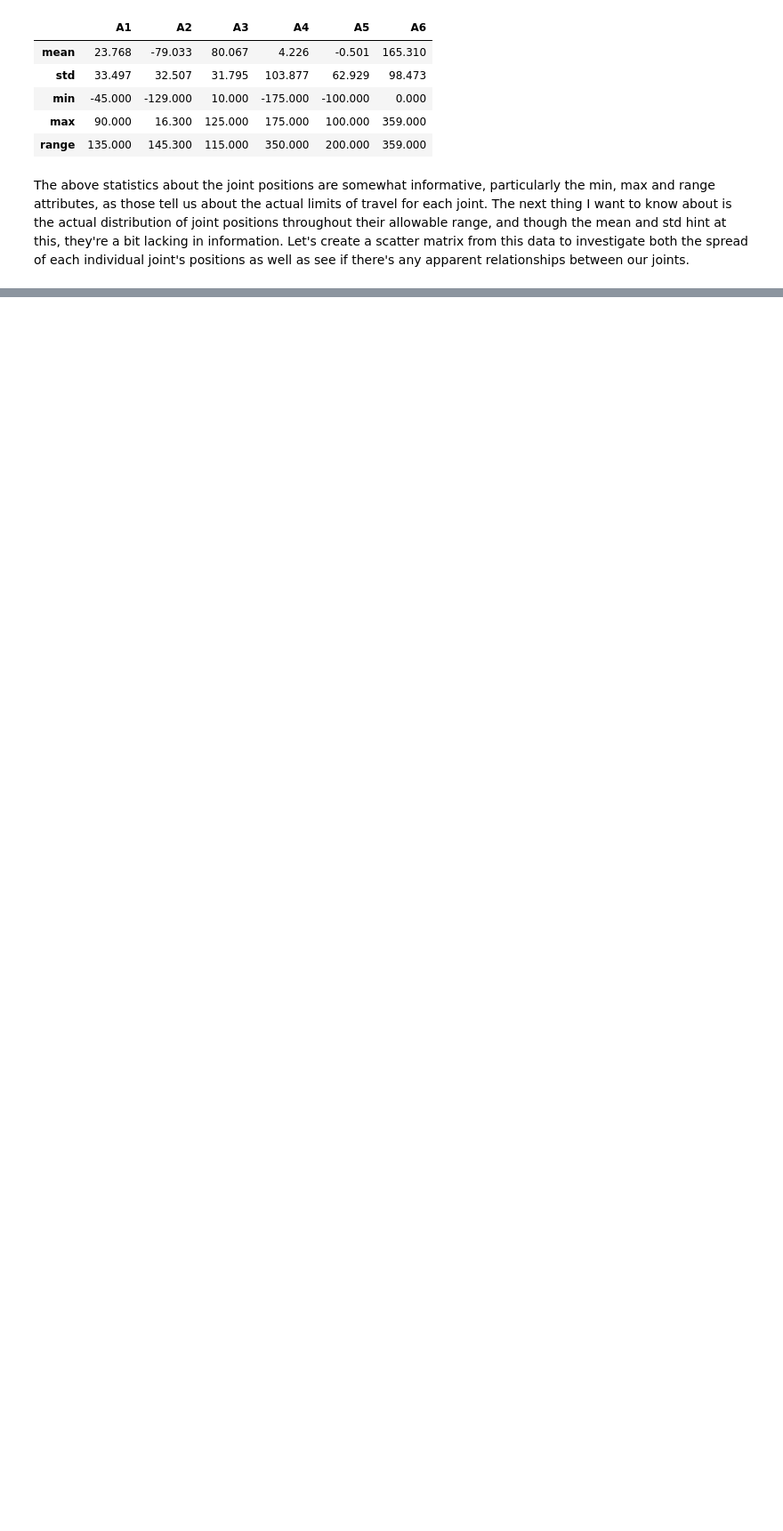
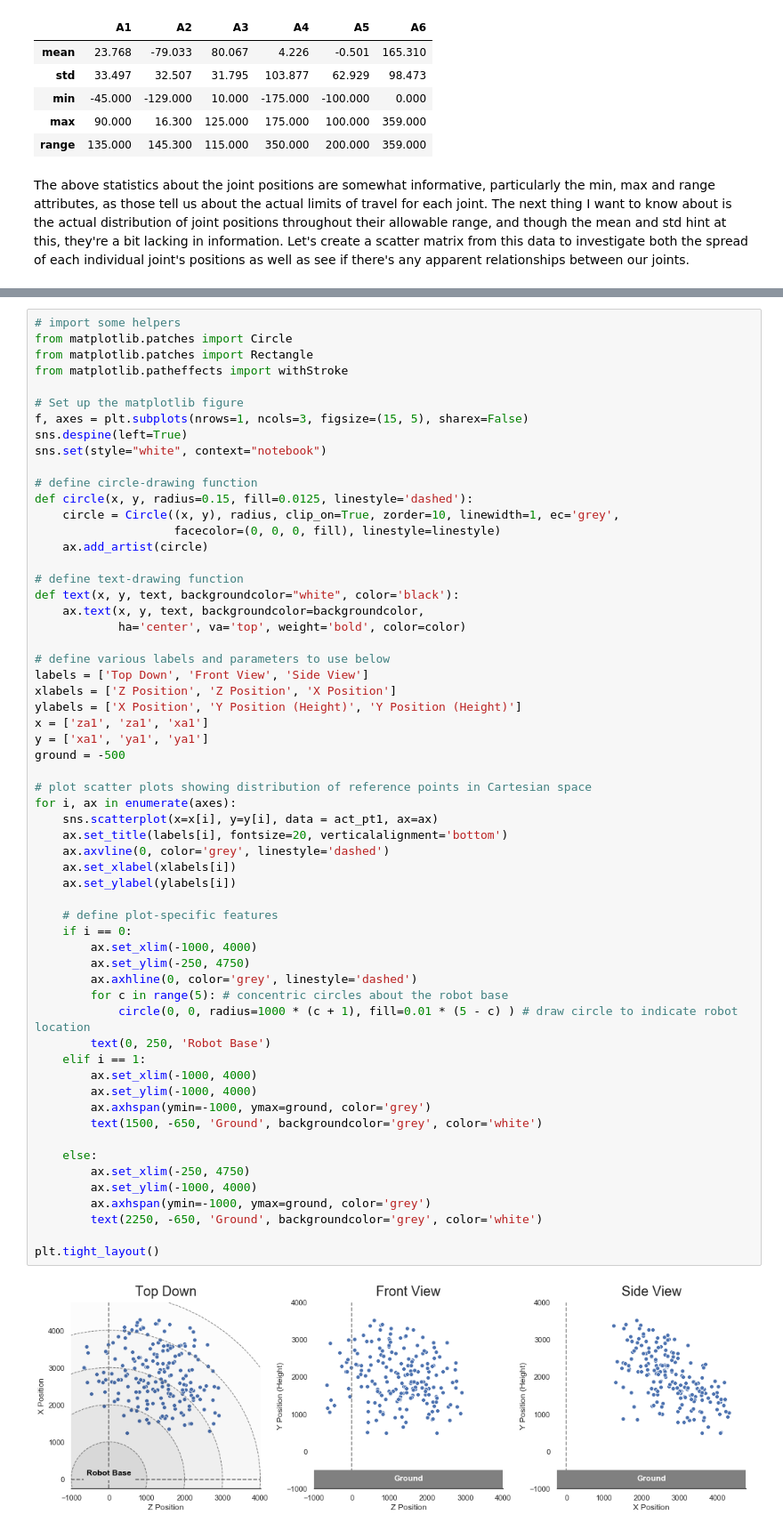
Before and after one commit to BotScutters/robot_accuracy, a Jupyter notebook: Positional accuracy of a 6-axis robot arm.ipynb, the cells around one changed output, grey strips where cells are left out. Shown at 89% size. Saved outputs shown, nothing was run; the diff lists cells and outputs as text; blank space fills up the shorter version.

```diff
--- a/Positional accuracy of a 6-axis robot arm.ipynb
+++ b/Positional accuracy of a 6-axis robot arm.ipynb
@@ -112,0 +157,61 @@ actuals.describe().loc[['mean','std', 'min', 'max']]
+# %%
+# import some helpers
+from matplotlib.patches import Circle
+from matplotlib.patches import Rectangle
+from matplotlib.patheffects import withStroke
+
+# Set up the matplotlib figure
+f, axes = plt.subplots(nrows=1, ncols=3, figsize=(15, 5), sharex=False)
+sns.despine(left=True)
+sns.set(style="white", context="notebook")
+
+# define circle-drawing function
+def circle(x, y, radius=0.15, fill=0.0125, linestyle='dashed'):
+    circle = Circle((x, y), radius, clip_on=True, zorder=10, linewidth=1, ec='grey',
+                    facecolor=(0, 0, 0, fill), linestyle=linestyle)
+    ax.add_artist(circle)
+
+# define text-drawing function
+def text(x, y, text, backgroundcolor="white", color='black'):
+    ax.text(x, y, text, backgroundcolor=backgroundcolor,
+            ha='center', va='top', weight='bold', color=color)
+
+# define various labels and parameters to use below
+labels = ['Top Down', 'Front View', 'Side View']
+xlabels = ['Z Position', 'Z Position', 'X Position']
+ylabels = ['X Position', 'Y Position (Height)', 'Y Position (Height)']
+x = ['za1', 'za1', 'xa1']
+y = ['xa1', 'ya1', 'ya1']
+ground = -500
+
+# plot scatter plots showing distribution of reference points in Cartesian space
+for i, ax in enumerate(axes):
+    sns.scatterplot(x=x[i], y=y[i], data = act_pt1, ax=ax)
+    ax.set_title(labels[i], fontsize=20, verticalalignment='bottom')
+    ax.axvline(0, color='grey', linestyle='dashed')
+    ax.set_xlabel(xlabels[i])
+    ax.set_ylabel(ylabels[i])
+
+    # define plot-specific features
+    if i == 0:
+        ax.set_xlim(-1000, 4000)
+        ax.set_ylim(-250, 4750)
+        ax.axhline(0, color='grey', linestyle='dashed')
+        for c in range(5): # concentric circles about the robot base
+            circle(0, 0, radius=1000 * (c + 1), fill=0.01 * (5 - c) ) # draw circle to indicate robot location
+        text(0, 250, 'Robot Base')
+    elif i == 1:
+        ax.set_xlim(-1000, 4000)
+        ax.set_ylim(-1000, 4000)
+        ax.axhspan(ymin=-1000, ymax=ground, color='grey')
+        text(1500, -650, 'Ground', backgroundcolor='grey', color='white')
+
+    else:
+        ax.set_xlim(-250, 4750)
+        ax.set_ylim(-1000, 4000)
+        ax.axhspan(ymin=-1000, ymax=ground, color='grey')
+        text(2250, -650, 'Ground', backgroundcolor='grey', color='white')
+
+plt.tight_layout()
+# %% [output]
+[figure, added]
```
Also changed, not shown: parts of 39 cells of this notebook.
